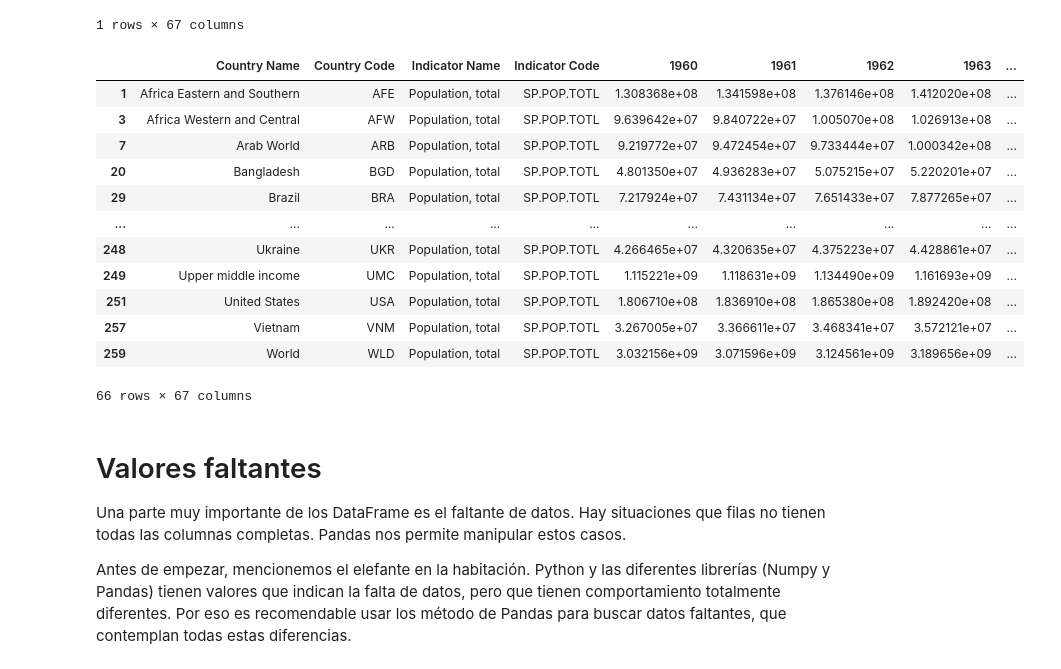
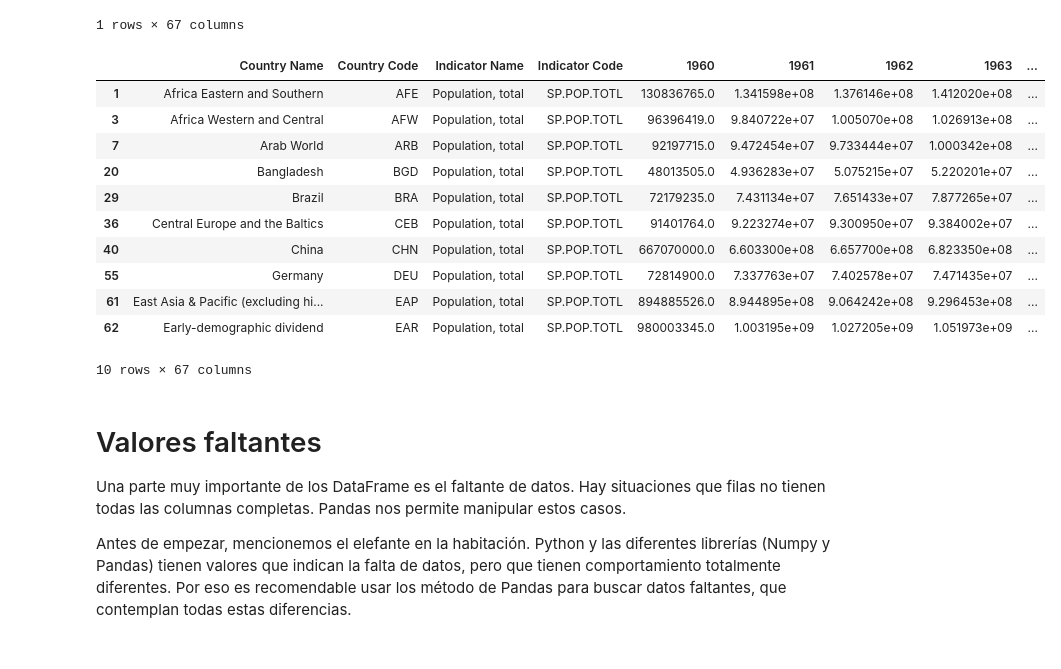
Before and after one commit to facundolucianna/Apre_Aut_CEIoT, a Jupyter notebook: clase3/jupyter_notebooks/5 - Usando Pandas - Operando.ipynb, the cells around one changed output. Cells and saved outputs as stored; diff of their text form; code cells hidden in the pictures.

```diff
--- a/clase3/jupyter_notebooks/5 - Usando Pandas - Operando.ipynb
+++ b/clase3/jupyter_notebooks/5 - Usando Pandas - Operando.ipynb
@@ -456,21 +467,20 @@ df_population[(df_population["1960"] == df_population["1960"].max())]
 | 259 | World | WLD | Population, total | SP.POP.TOTL | 3.032156e+09 | 3.071596e+09 | 3.124561e+09 | 3.189656e+09 | ... |
 1 rows × 67 columns
 # %%
-df_population[(df_population["1960"] > np.nanquantile(df_population["1960"], 0.75))]
+df_population[(df_population["1960"] > np.nanquantile(df_population["1960"], 0.75))].head(10)
 # %% [output]
 |  | Country Name | Country Code | Indicator Name | Indicator Code | 1960 | 1961 | 1962 | 1963 | ... |
-| 1 | Africa Eastern and Southern | AFE | Population, total | SP.POP.TOTL | 1.308368e+08 | 1.341598e+08 | 1.376146e+08 | 1.412020e+08 | ... |
-| 3 | Africa Western and Central | AFW | Population, total | SP.POP.TOTL | 9.639642e+07 | 9.840722e+07 | 1.005070e+08 | 1.026913e+08 | ... |
-| 7 | Arab World | ARB | Population, total | SP.POP.TOTL | 9.219772e+07 | 9.472454e+07 | 9.733444e+07 | 1.000342e+08 | ... |
-| 20 | Bangladesh | BGD | Population, total | SP.POP.TOTL | 4.801350e+07 | 4.936283e+07 | 5.075215e+07 | 5.220201e+07 | ... |
-| 29 | Brazil | BRA | Population, total | SP.POP.TOTL | 7.217924e+07 | 7.431134e+07 | 7.651433e+07 | 7.877265e+07 | ... |
-| ... | ... | ... | ... | ... | ... | ... | ... | ... | ... |
-| 248 | Ukraine | UKR | Population, total | SP.POP.TOTL | 4.266465e+07 | 4.320635e+07 | 4.375223e+07 | 4.428861e+07 | ... |
-| 249 | Upper middle income | UMC | Population, total | SP.POP.TOTL | 1.115221e+09 | 1.118631e+09 | 1.134490e+09 | 1.161693e+09 | ... |
-| 251 | United States | USA | Population, total | SP.POP.TOTL | 1.806710e+08 | 1.836910e+08 | 1.865380e+08 | 1.892420e+08 | ... |
-| 257 | Vietnam | VNM | Population, total | SP.POP.TOTL | 3.267005e+07 | 3.366611e+07 | 3.468341e+07 | 3.572121e+07 | ... |
-| 259 | World | WLD | Population, total | SP.POP.TOTL | 3.032156e+09 | 3.071596e+09 | 3.124561e+09 | 3.189656e+09 | ... |
+| 1 | Africa Eastern and Southern | AFE | Population, total | SP.POP.TOTL | 130836765.0 | 1.341598e+08 | 1.376146e+08 | 1.412020e+08 | ... |
+| 3 | Africa Western and Central | AFW | Population, total | SP.POP.TOTL | 96396419.0 | 9.840722e+07 | 1.005070e+08 | 1.026913e+08 | ... |
+| 7 | Arab World | ARB | Population, total | SP.POP.TOTL | 92197715.0 | 9.472454e+07 | 9.733444e+07 | 1.000342e+08 | ... |
+| 20 | Bangladesh | BGD | Population, total | SP.POP.TOTL | 48013505.0 | 4.936283e+07 | 5.075215e+07 | 5.220201e+07 | ... |
+| 29 | Brazil | BRA | Population, total | SP.POP.TOTL | 72179235.0 | 7.431134e+07 | 7.651433e+07 | 7.877265e+07 | ... |
+| 36 | Central Europe and the Baltics | CEB | Population, total | SP.POP.TOTL | 91401764.0 | 9.223274e+07 | 9.300950e+07 | 9.384002e+07 | ... |
+| 40 | China | CHN | Population, total | SP.POP.TOTL | 667070000.0 | 6.603300e+08 | 6.657700e+08 | 6.823350e+08 | ... |
+| 55 | Germany | DEU | Population, total | SP.POP.TOTL | 72814900.0 | 7.337763e+07 | 7.402578e+07 | 7.471435e+07 | ... |
+| 61 | East Asia & Pacific (excluding hi... | EAP | Population, total | SP.POP.TOTL | 894885526.0 | 8.944895e+08 | 9.064242e+08 | 9.296453e+08 | ... |
+| 62 | Early-demographic dividend | EAR | Population, total | SP.POP.TOTL | 980003345.0 | 1.003195e+09 | 1.027205e+09 | 1.051973e+09 | ... |
-66 rows × 67 columns
+10 rows × 67 columns
 # %% [markdown]
 # Valores faltantes
 
```
Also changed, not shown: parts of 11 cells of this notebook, 13 other files.
